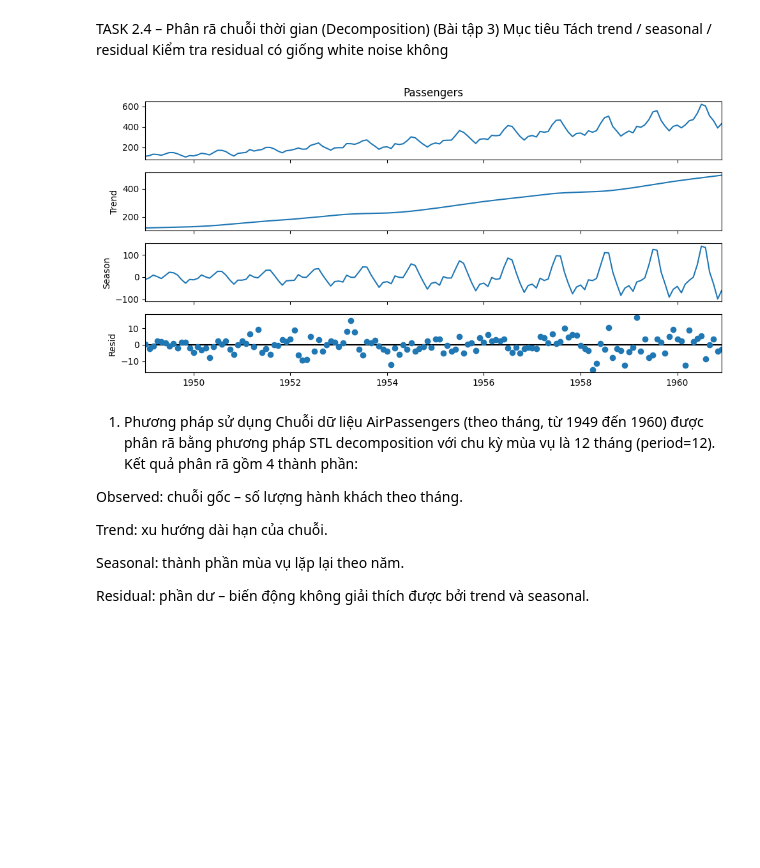
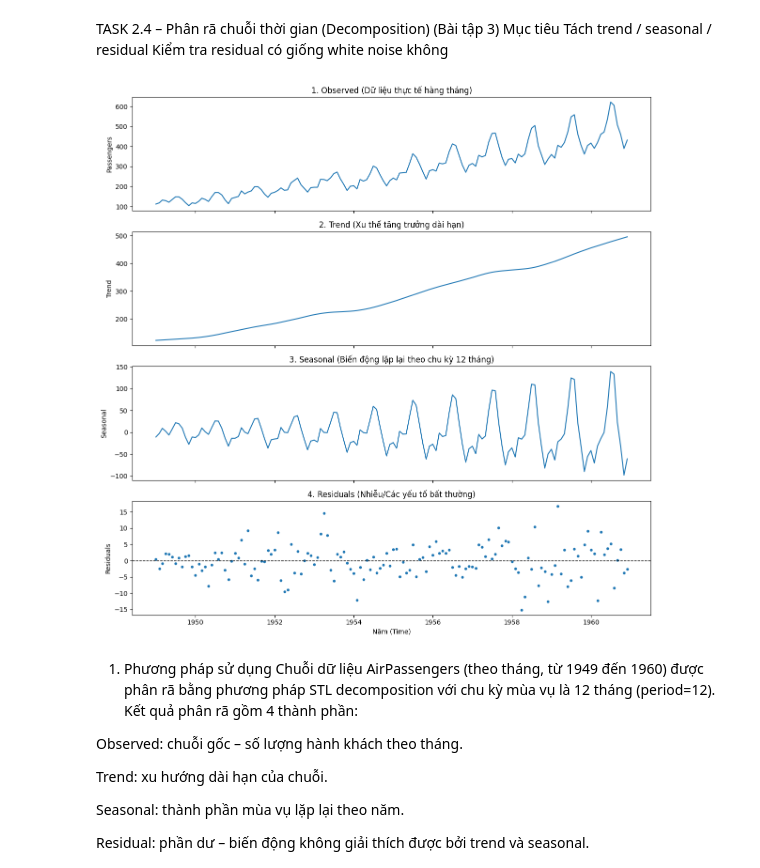
Before and after one commit to ThienNam13/Time-Series-Data-Analysis-and-Forecasting, a Jupyter notebook: Chapter2.ipynb, the cells around one changed output. Drawn from its saved outputs; the diff is of its cells as text; code cells hidden in the pictures; blank space fills up the shorter version.

```diff
--- a/Chapter2.ipynb
+++ b/Chapter2.ipynb
@@ -208,13 +208,39 @@ Kiểm tra residual có giống white noise không
 # %%
 # from statsmodels.tsa.seasonal import STL (đã import ở trên cùng)
 
+# Thực hiện STL
 stl = STL(df["Passengers"], period=12)
-result = stl.fit()
+res = stl.fit()
 
-result.plot()
+# Tạo khung hình với 4 biểu đồ con
+fig, (ax1, ax2, ax3, ax4) = plt.subplots(4, 1, figsize=(12, 12), sharex=True)
+
+# 1. Biểu đồ Dữ liệu gốc
+ax1.plot(res.observed)
+ax1.set_ylabel('Passengers')
+ax1.set_title('1. Observed (Dữ liệu thực tế hàng tháng)')
+
+# 2. Biểu đồ Xu thế
+ax2.plot(res.trend)
+ax2.set_ylabel('Trend')
+ax2.set_title('2. Trend (Xu thế tăng trưởng dài hạn)')
+
+# 3. Biểu đồ Mùa vụ
+ax3.plot(res.seasonal)
+ax3.set_ylabel('Seasonal')
+ax3.set_title('3. Seasonal (Biến động lặp lại theo chu kỳ 12 tháng)')
+
+# 4. Biểu đồ Phần dư
+ax4.scatter(res.resid.index, res.resid, s=10)
+ax4.axhline(0, color='black', linestyle='--', linewidth=1)
+ax4.set_ylabel('Residuals')
+ax4.set_title('4. Residuals (Nhiễu/Các yếu tố bất thường)')
+ax4.set_xlabel('Năm (Time)')
+
+plt.tight_layout()
 plt.show()
 # %% [output]
-[figure, old version]
+[figure, new version]
 # %% [markdown]
 1. Phương pháp sử dụng
 Chuỗi dữ liệu AirPassengers (theo tháng, từ 1949 đến 1960) được phân rã bằng phương pháp STL decomposition với chu kỳ mùa vụ là 12 tháng (period=12). Kết quả phân rã gồm 4 thành phần:
```
